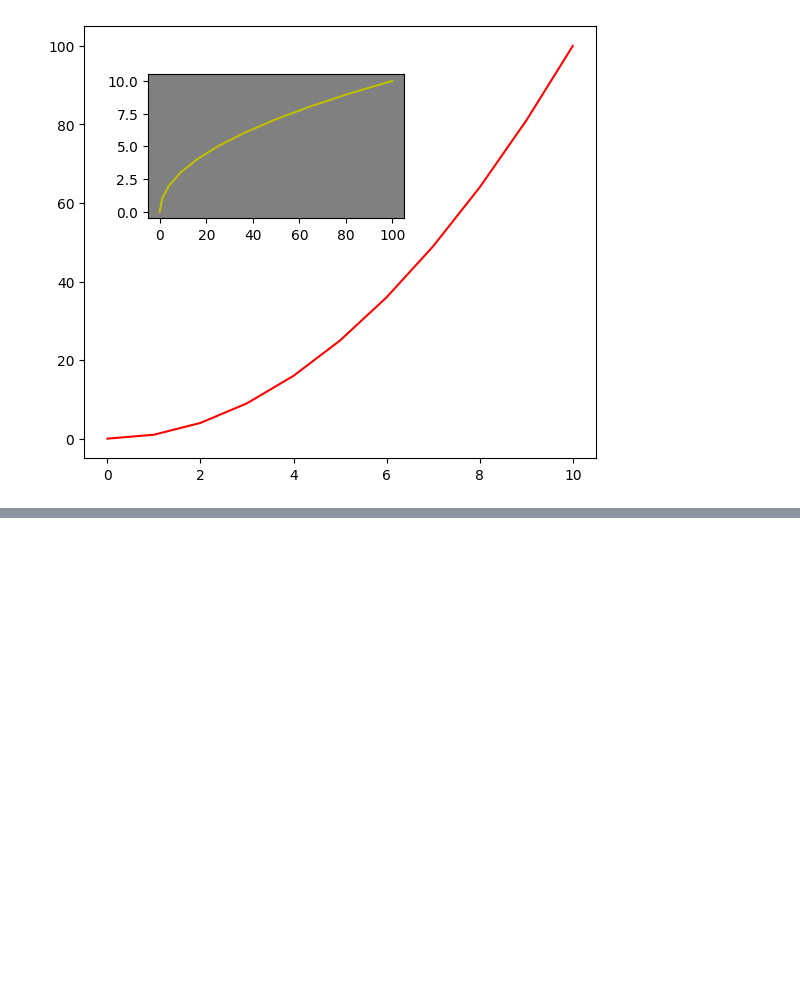
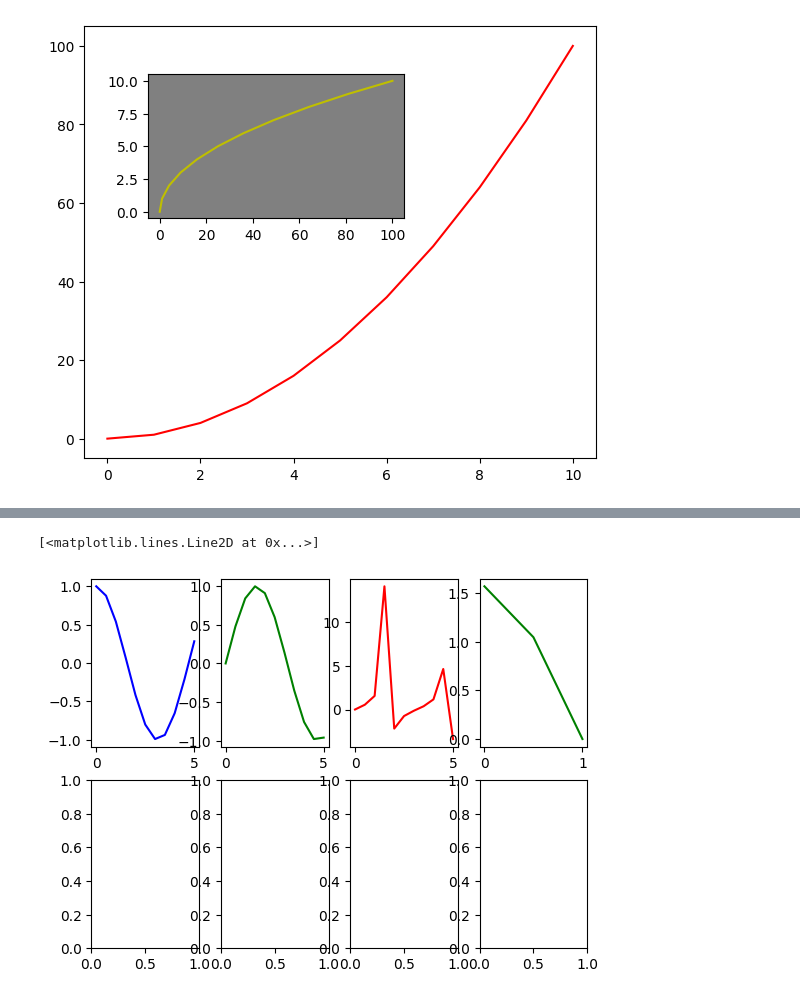
Before and after one commit to feracor/matplotlib_eaborn, a Jupyter notebook: 1_pyplot.ipynb, the cells around one changed output, grey strips where cells are left out. Saved outputs shown, nothing was run; the diff lists cells and outputs as text; code cells hidden in the pictures; blank space fills up the shorter version.

```diff
--- a/1_pyplot.ipynb
+++ b/1_pyplot.ipynb
@@ -148,0 +184,9 @@ fig.show
+# %%
+fig,axes = plt.subplots(2, 4) #2 filas, 4columnas
+axes[0,0].plot(x,np.cos(x),'b') #Posición 0,0
+axes[0,1].plot(x,np.sin(x),'g') #Posición 0,1
+axes[0,2].plot(x,np.tan(x),'r') #Posición 0,2
+axes[0,3].plot(x,np.arccos(x),'g') #Posición 0,3
+# %% [output]
+[<matplotlib.lines.Line2D at 0x...>]
+[figure, added]
```
Also changed, not shown: parts of 9 cells of this notebook.
